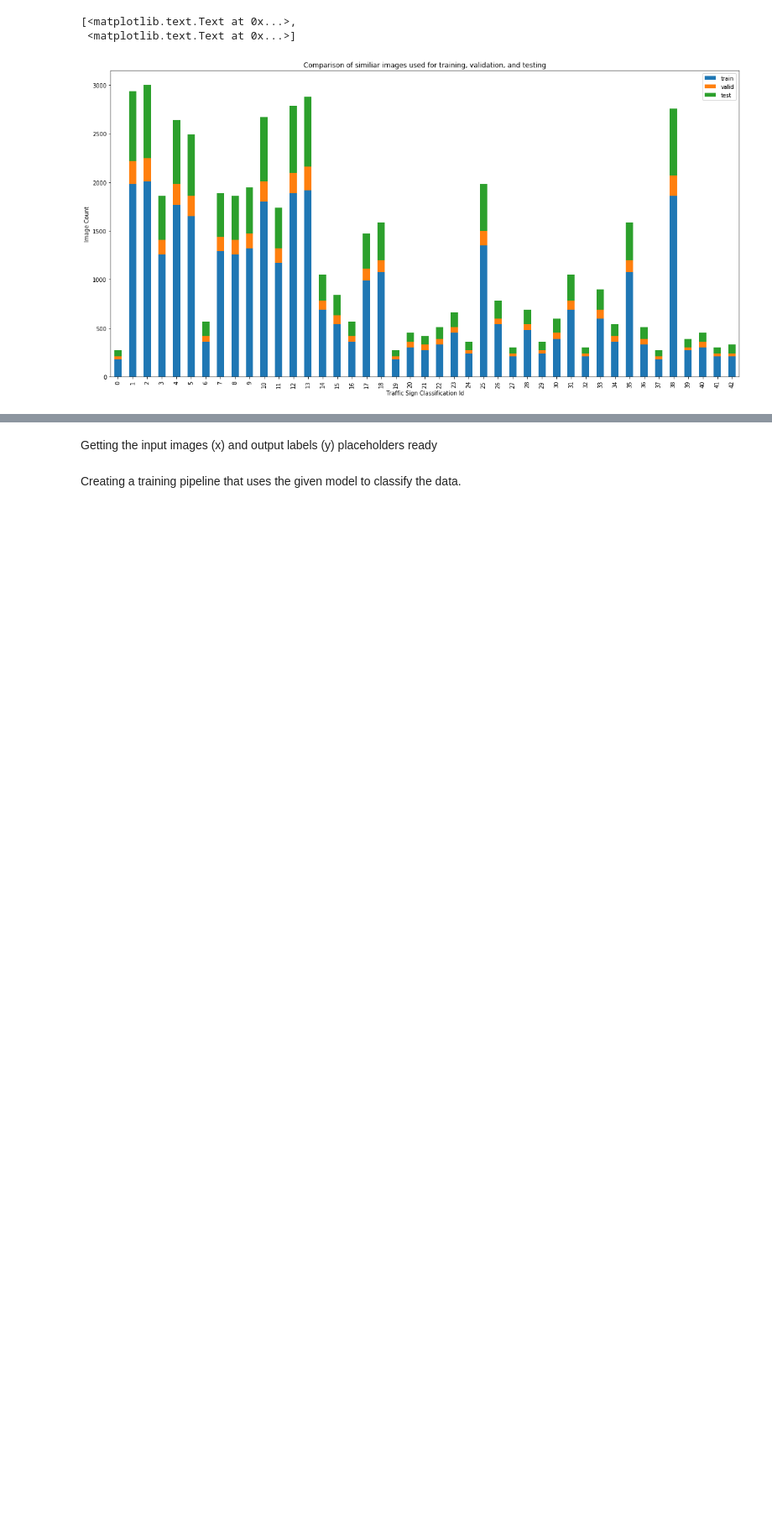
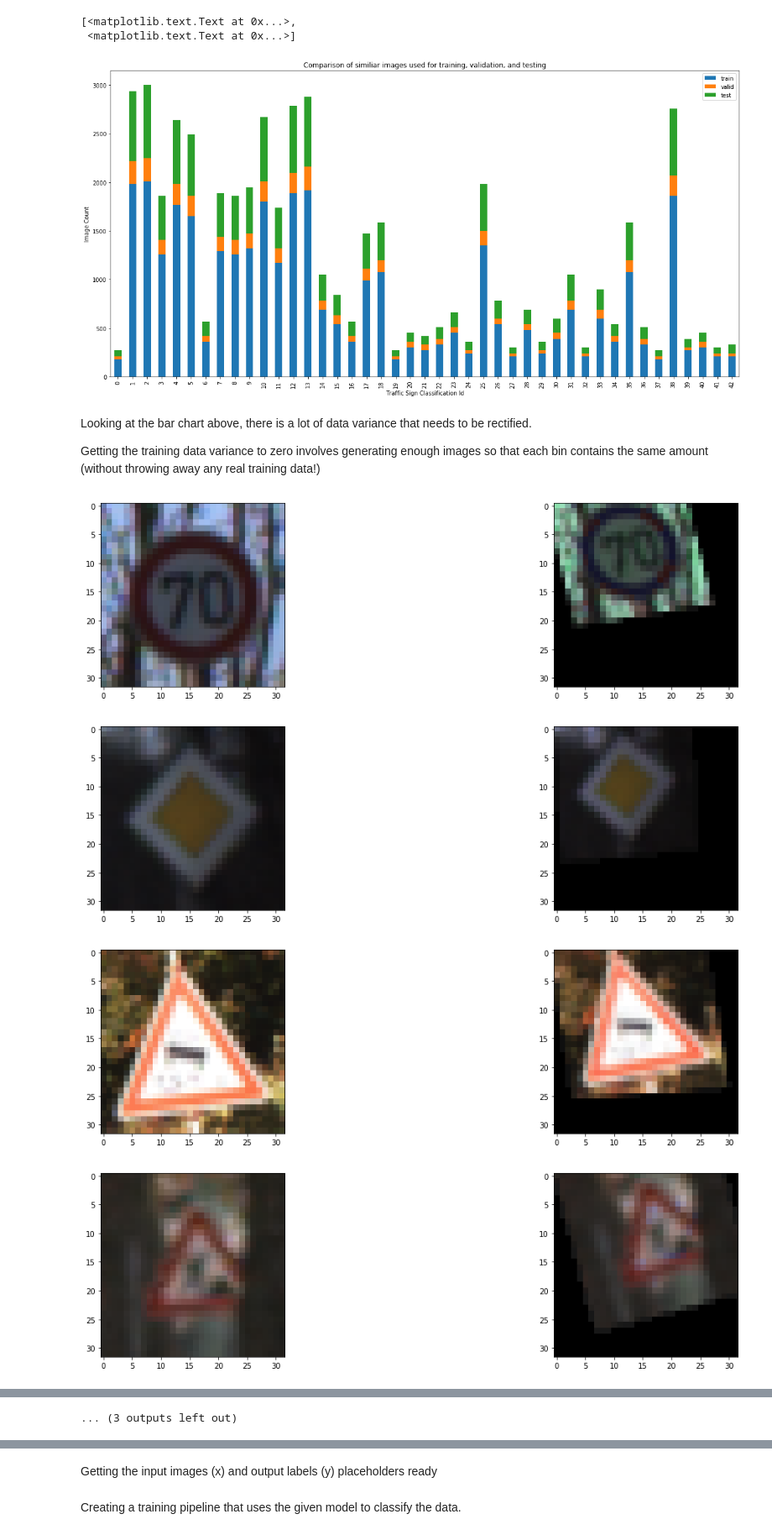
Before and after one commit to KaneRodriguez/CarND-Traffic-Sign-Classifier-Project, a Jupyter notebook: Traffic_Sign_Classifier.ipynb, the cells around one changed output, grey strips where cells are left out. Shown at 84% size. Drawn from its saved outputs; the diff is of its cells as text; code cells hidden in the pictures; blank space fills up the shorter version.

```diff
--- a/Traffic_Sign_Classifier.ipynb
+++ b/Traffic_Sign_Classifier.ipynb
@@ -159,3 +160,50 @@ ax.set(xlabel='Traffic Sign Classification Id', ylabel='Image Count')
 [<matplotlib.text.Text at 0x...>,
  <matplotlib.text.Text at 0x...>]
 [figure]
+# %% [markdown]
+Looking at the bar chart above, there is a lot of data variance that needs to be rectified.
+
+Getting the training data variance to zero involves generating enough images so that each bin contains the same amount (without throwing away any real training data!)
+# %%
+import random
+import cv2
+
+from skimage.feature import corner_harris, corner_subpix, corner_peaks
+from skimage.transform import warp, AffineTransform
+
+# Some ideas:              https://github.com/vxy10/ImageAugmentation
+# Other ways to implement: https://www.scipy-lectures.org/packages/scikit-image/index.html
+
+def createAugmentedImage(img):
+    height, width, channels = img.shape
+
+    # Convert RGB image to HLS
+    hlsImage = cv2.cvtColor(np.copy(img), cv2.COLOR_RGB2HLS)
+    # randomly alter the lighting
+    hlsImage[:,:,0] = np.uint8(hlsImage[:,:,0] * random.uniform(0.5, 1.5))
+    # convert back to rgb
+    image = cv2.cvtColor(np.copy(hlsImage), cv2.COLOR_HLS2RGB)
+
+    rotation    = np.deg2rad(random.randint(-15, 15))
+    translation = random.randint(-2, 2)
+    shear       = np.deg2rad(random.randint(-5, 5))
+    scale       = random.uniform(0.7, 0.9)
+    scale = scale, scale
+
+    tform = AffineTransform(scale=scale,
+                            rotation=rotation,
+                            shear=shear,
+                            translation=translation)
+
+    image = warp(image, tform.inverse, output_shape=image.shape)
+
+    return image
+
+print("Examples of generated images...")
+for i in range(5):
+    plotImages(images=[X_train[i], createAugmentedImage(X_train[i])], titles=["Original", "Generated"], columns=2)
+# %% [output]
+[figure, added]
+[figure, added]
+[figure, added]
+[figure, added]
@@ -161,0 +218 @@ ax.set(xlabel='Traffic Sign Classification Id', ylabel='Image Count')
+... (3 outputs left out)
```
Also changed, not shown: parts of 51 cells of this notebook, 21 other files.
